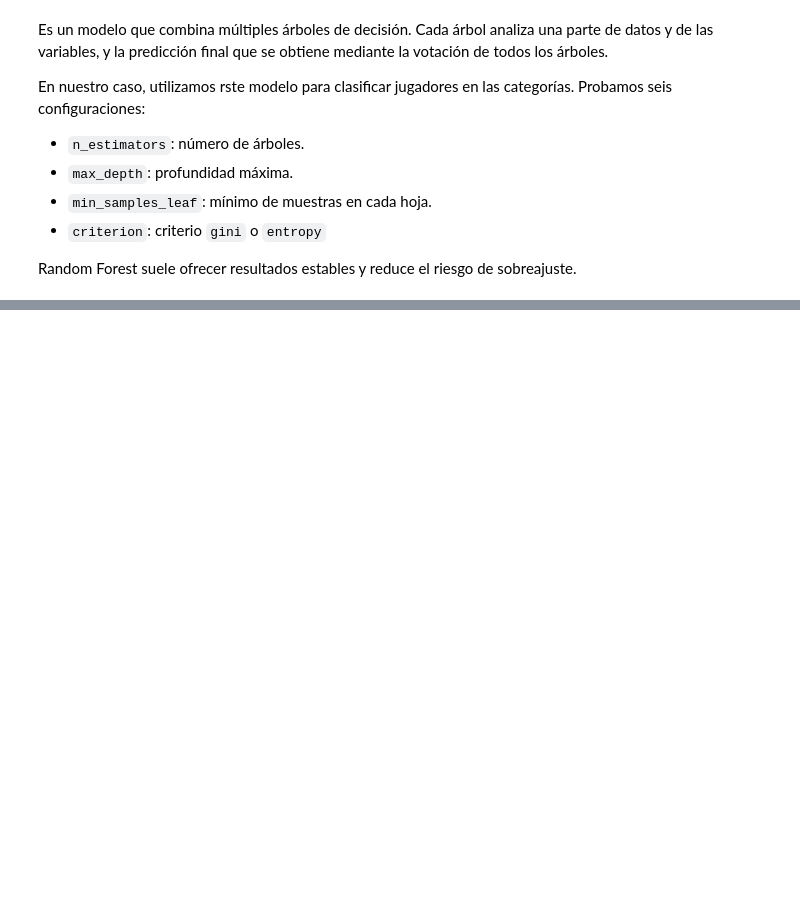
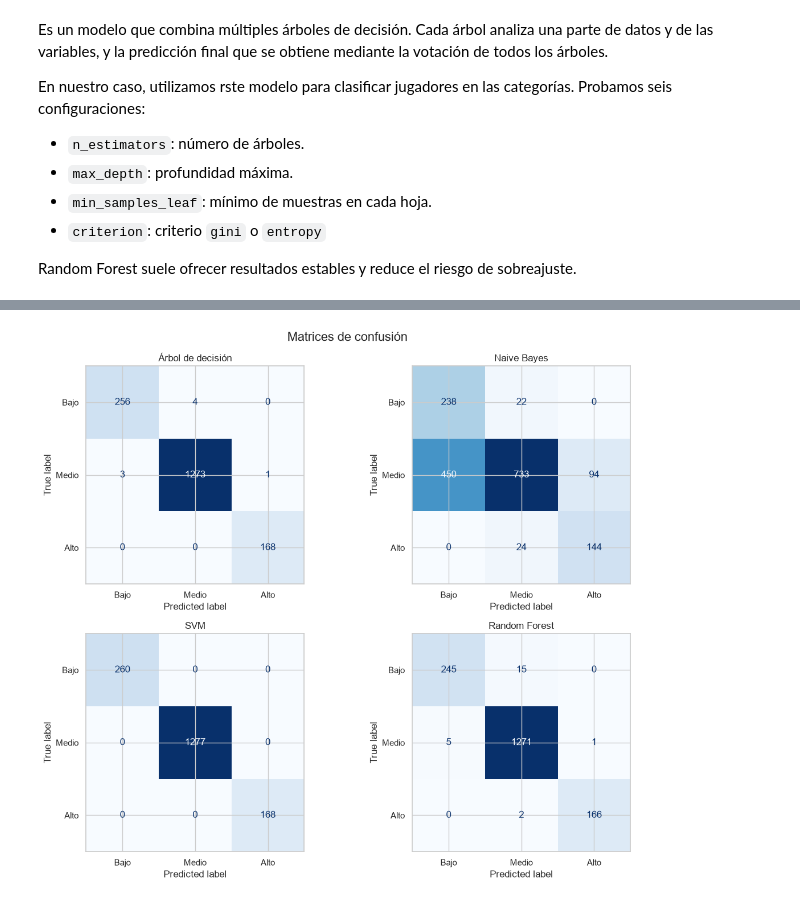
Before and after one commit to pedro-rodriguez-lopez/ML-Practica1-GrupoB9, a Jupyter notebook: PW1_E1_GRUPOB9.ipynb, the cells around one changed output, grey strips where cells are left out. Cells and saved outputs as stored; diff of their text form; code cells hidden in the pictures; blank space fills up the shorter version.

```diff
--- a/PW1_E1_GRUPOB9.ipynb
+++ b/PW1_E1_GRUPOB9.ipynb
@@ -801,0 +1009,51 @@ Mejor configuración de Random Forest:
+# %%
+from sklearn.metrics import confusion_matrix, ConfusionMatrixDisplay
+import matplotlib.pyplot as plt
+import pandas as pd
+import numpy as np
+
+# Convertir overall en tres clases
+def convertir_clases(y):
+    return pd.cut(
+        pd.to_numeric(y),
+        bins=[-np.inf, 59, 74, np.inf],
+        labels=["Bajo", "Medio", "Alto"]
+    )
+
+y_train_clases = convertir_clases(y_train)
+y_test_clases = convertir_clases(y_test)
+
+etiquetas = ["Bajo", "Medio", "Alto"]
+
+fig, axes = plt.subplots(2, 2, figsize=(12, 10))
+axes = axes.ravel()
+
+for ax, (nombre, datos) in zip(axes, modelos.items()):
+    modelo, datos_train, datos_test = datos
+
+    modelo.fit(datos_train, y_train_clases)
+    predicciones = modelo.predict(datos_test)
+
+    matriz = confusion_matrix(
+        y_test_clases,
+        predicciones,
+        labels=etiquetas
+    )
+
+    ConfusionMatrixDisplay(
+        confusion_matrix=matriz,
+        display_labels=etiquetas
+    ).plot(
+        ax=ax,
+        cmap="Blues",
+        values_format="d",
+        colorbar=False
+    )
+
+    ax.set_title(nombre)
+
+plt.suptitle("Matrices de confusión", fontsize=16)
+plt.tight_layout()
+plt.show()
+# %% [output]
+[figure, added]
```
Also changed, not shown: parts of 21 cells of this notebook.
